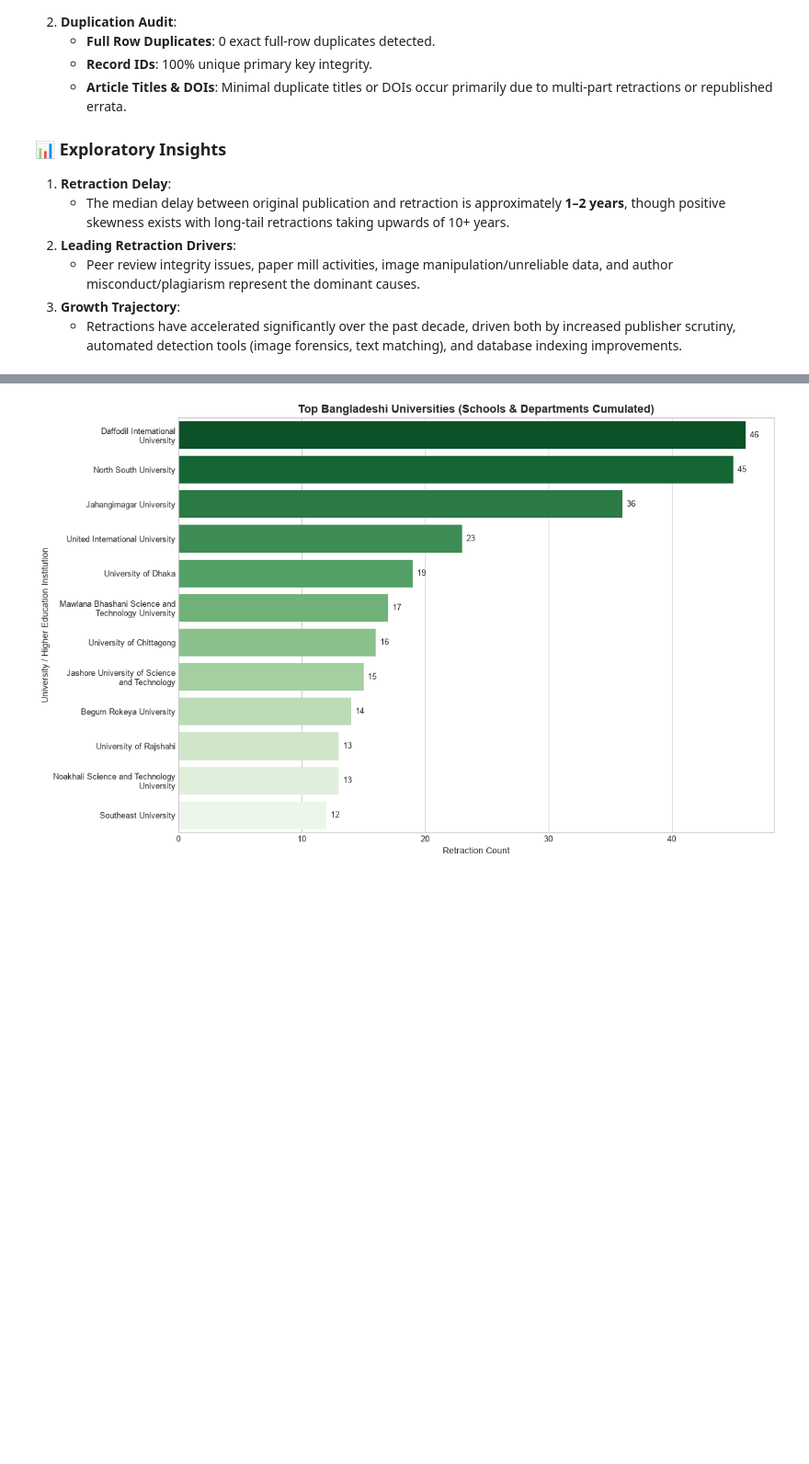
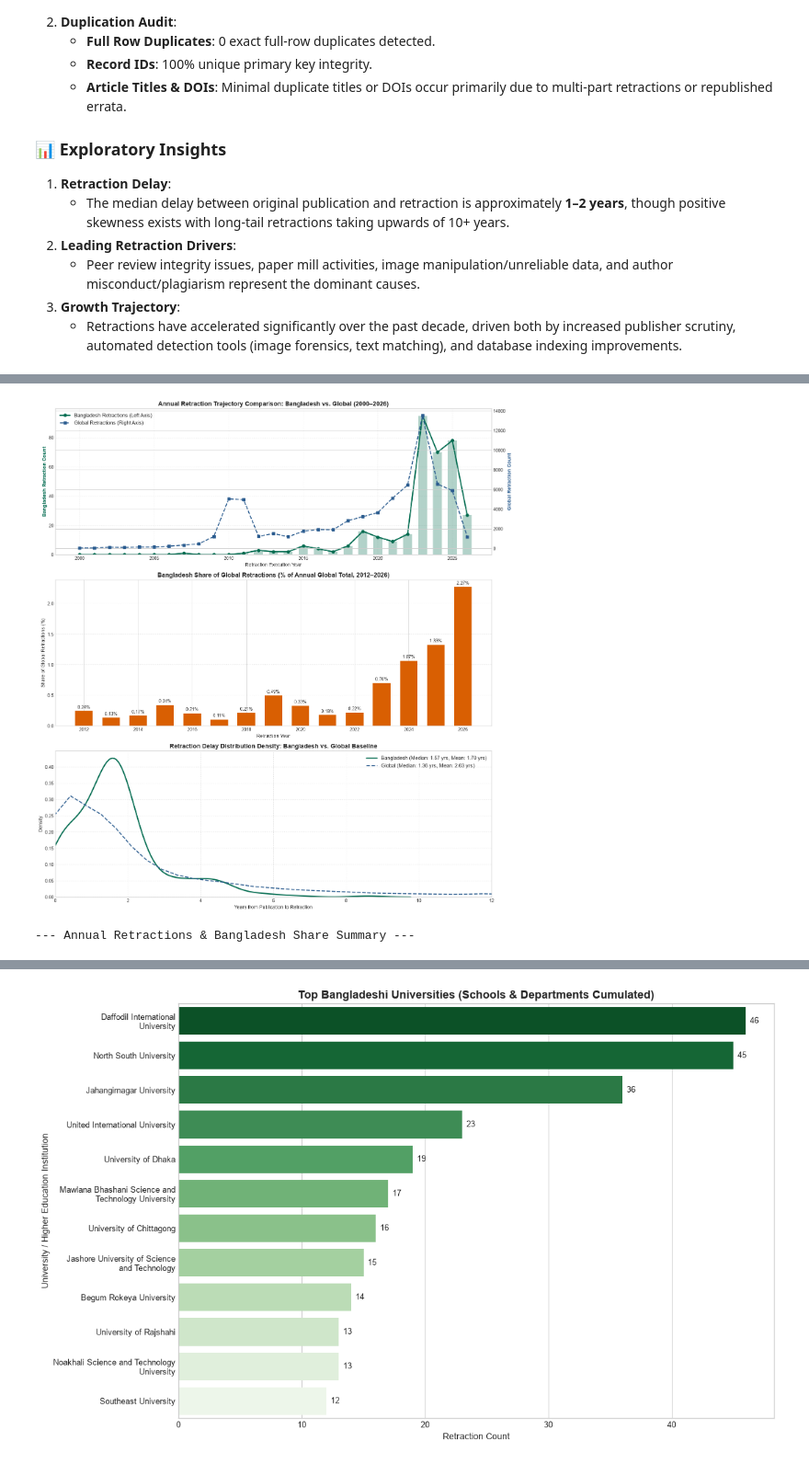
Before and after one commit to neutr0nslayer/Retraction-Watch-EDA-Data-Quality-Audit, a Jupyter notebook: retraction_watch_eda.ipynb, the cells around one changed output, grey strips where cells are left out. Shown at 92% size. Saved outputs shown, nothing was run; the diff lists cells and outputs as text; code cells hidden in the pictures; blank space fills up the shorter version.

```diff
--- a/retraction_watch_eda.ipynb
+++ b/retraction_watch_eda.ipynb
@@ -495,0 +832,78 @@ plt.show()
+# %%
+# 1. Annual Retractions: Bangladesh vs Global (2000-2026)
+g_ann = df[df['RetractionYear'].between(2000, 2026)]['RetractionYear'].value_counts().sort_index()
+bd_ann = bd_df[bd_df['RetractionYear'].between(2000, 2026)]['RetractionYear'].value_counts().sort_index()
+
+ann_comp = pd.DataFrame({
+    'Year': g_ann.index.astype(int),
+    'Global_Retractions': g_ann.values,
+    'BD_Retractions': [bd_ann.get(y, 0) for y in g_ann.index]
+})
+ann_comp['BD_Share_of_Global_%'] = (ann_comp['BD_Retractions'] / ann_comp['Global_Retractions']) * 100
+
+# Save annual comparison table
+ann_comp.to_csv(f"{TBL_DIR}/19_bangladesh_annual_retraction_trend.csv", index=False)
+ann_comp.to_csv(f"{TBL_DIR}/26_bangladesh_annual_vs_global_comparison.csv", index=False)
+
+# Plot 3-Panel Comprehensive Figure: Annual Trajectory Comparison + Share + Delay KDE
+fig, axes = plt.subplots(3, 1, figsize=(14, 15))
+
+# Subplot 1: Dual-Axis Annual Retractions Comparison (2000-2026)
+ax1 = axes[0]
+ax1_twin = ax1.twinx()
+
+line1 = ax1.plot(ann_comp['Year'], ann_comp['BD_Retractions'], color='#006a4e', marker='o', linewidth=2.5, label='Bangladesh Retractions (Left Axis)')
+bar1 = ax1.bar(ann_comp['Year'], ann_comp['BD_Retractions'], color='#006a4e', alpha=0.3, width=0.6)
+line2 = ax1_twin.plot(ann_comp['Year'], ann_comp['Global_Retractions'], color='#2b5c8f', marker='s', linestyle='--', linewidth=2, label='Global Retractions (Right Axis)')
+
+ax1.set_title('Annual Retraction Trajectory Comparison: Bangladesh vs. Global (2000–2026)', fontsize=13, fontweight='bold')
+ax1.set_xlabel('Retraction Execution Year')
+ax1.set_ylabel('Bangladesh Retraction Count', color='#006a4e', fontweight='bold')
+ax1_twin.set_ylabel('Global Retraction Count', color='#2b5c8f', fontweight='bold')
+ax1.grid(True, linestyle=':', alpha=0.6)
+
+# Combine legends
+lines = line1 + line2
+labels = [l.get_label() for l in lines]
+ax1.legend(lines, labels, loc='upper left', fontsize=10.5)
+
+# Subplot 2: Bangladesh Share of Global Retractions (%) over Time
+recent_comp = ann_comp[ann_comp['Year'] >= 2012]
+bars_share = axes[1].bar(recent_comp['Year'], recent_comp['BD_Share_of_Global_%'], color='#d95f02', width=0.65)
+axes[1].set_title('Bangladesh Share of Global Retractions (% of Annual Global Total, 2012–2026)', fontsize=13, fontweight='bold')
+axes[1].set_xlabel('Retraction Year')
+axes[1].set_ylabel('Share of Global Retractions (%)')
+axes[1].grid(axis='y', linestyle=':', alpha=0.7)
+for p in bars_share.patches:
+    if p.get_height() > 0:
+        axes[1].annotate(f'{p.get_height():.2f}%',
+                         (p.get_x() + p.get_width() / 2., p.get_height()),
+                         ha='center', va='bottom', fontsize=9, xytext=(0, 3),
+                         textcoords='offset points')
+
+# Subplot 3: Time to Retraction Distribution: Bangladesh vs Global
+bd_delay = bd_df[bd_df['Time_To_Retraction_Years'] >= 0]['Time_To_Retraction_Years']
+global_delay = df[df['Time_To_Retraction_Years'] >= 0]['Time_To_Retraction_Years']
+
+sns.kdeplot(bd_delay, ax=axes[2], label=f'Bangladesh (Median: {bd_delay.median():.2f} yrs, Mean: {bd_delay.mean():.2f} yrs)', color='#006a4e', linewidth=2.5)
+sns.kdeplot(global_delay, ax=axes[2], label=f'Global (Median: {global_delay.median():.2f} yrs, Mean: {global_delay.mean():.2f} yrs)', color='#2b5c8f', linewidth=2, linestyle='--')
+axes[2].set_title('Retraction Delay Distribution Density: Bangladesh vs. Global Baseline', fontsize=13, fontweight='bold')
+axes[2].set_xlabel('Years from Publication to Retraction')
+axes[2].set_ylabel('Density')
+axes[2].set_xlim(0, 12)
+axes[2].legend(fontsize=11)
+axes[2].grid(True, linestyle=':', alpha=0.7)
+
+plt.tight_layout()
+plt.savefig(f"{FIG_DIR}/10_bangladesh_annual_trend_and_delay_kde.png", dpi=300, bbox_inches='tight')
+plt.show()
+
+print("--- Annual Retractions & Bangladesh Share Summary ---")
+display(ann_comp.tail(12).style.format({
+    'Global_Retractions': '{:,}',
+    'BD_Retractions': '{:,}',
+    'BD_Share_of_Global_%': '{:.3f}%'
+}))
+# %% [output]
+[figure, added]
+--- Annual Retractions & Bangladesh Share Summary ---
```
Also changed, not shown: parts of 42 cells of this notebook, 52 other files.
